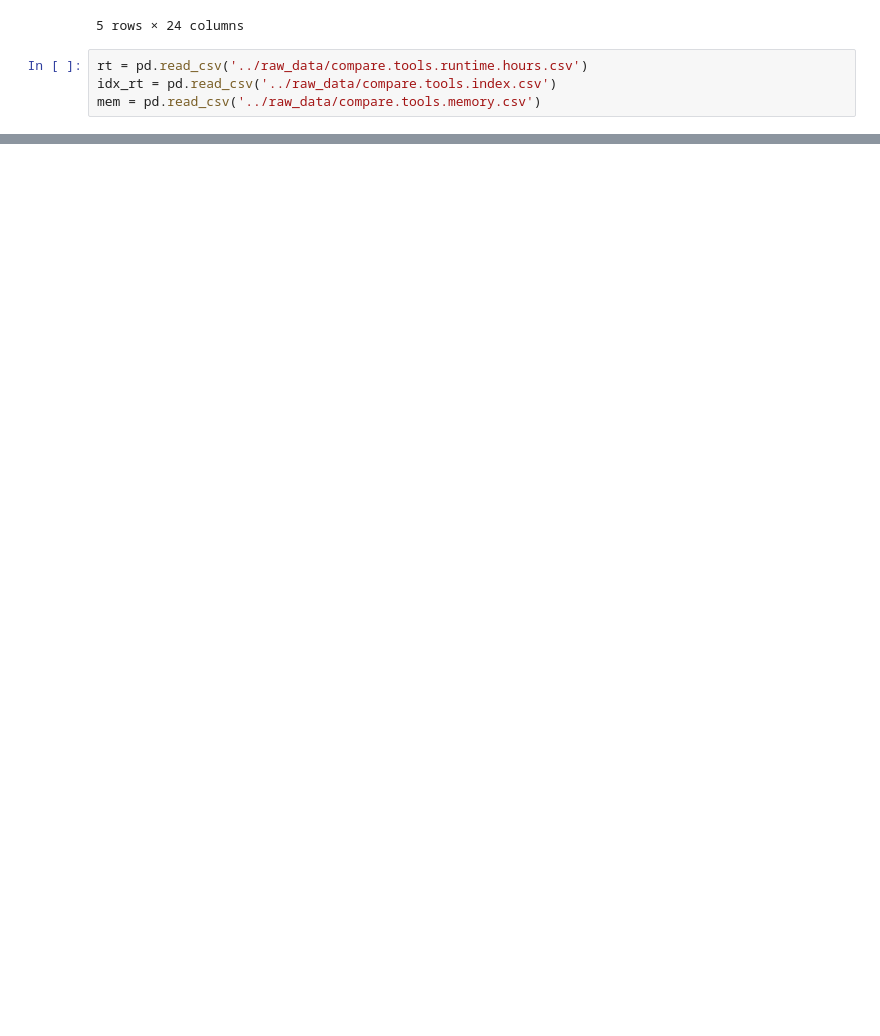
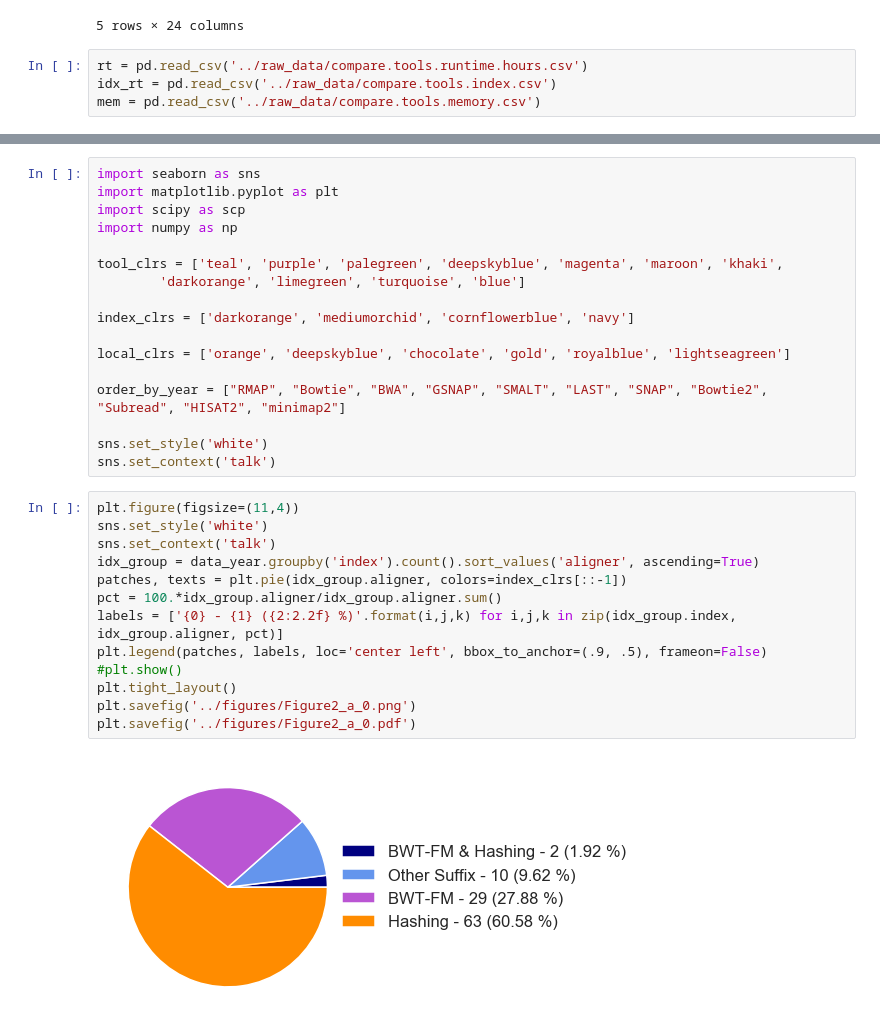
Before and after one commit to Mangul-Lab-USC/review-technology-dictates-algorithms, a Jupyter notebook: notebooks/Figure2.ipynb, the cells around one changed output, grey strips where cells are left out. Cells and saved outputs as stored; diff of their text form; blank space fills up the shorter version.

Commit message:
Added figure notebooks to new directory

```diff
--- a/notebooks/Figure2.ipynb
+++ b/notebooks/Figure2.ipynb
@@ -94,0 +181,32 @@ rtyear
+# %%
+import seaborn as sns
+import matplotlib.pyplot as plt
+import scipy as scp
+import numpy as np
+
+tool_clrs = ['teal', 'purple', 'palegreen', 'deepskyblue', 'magenta', 'maroon', 'khaki',
+        'darkorange', 'limegreen', 'turquoise', 'blue']
+
+index_clrs = ['darkorange', 'mediumorchid', 'cornflowerblue', 'navy']
+
+local_clrs = ['orange', 'deepskyblue', 'chocolate', 'gold', 'royalblue', 'lightseagreen']
+
+order_by_year = ["RMAP", "Bowtie", "BWA", "GSNAP", "SMALT", "LAST", "SNAP", "Bowtie2", "Subread", "HISAT2", "minimap2"]
+
+sns.set_style('white')
+sns.set_context('talk')
+# %%
+plt.figure(figsize=(11,4))
+sns.set_style('white')
+sns.set_context('talk')
+idx_group = data_year.groupby('index').count().sort_values('aligner', ascending=True)
+patches, texts = plt.pie(idx_group.aligner, colors=index_clrs[::-1])
+pct = 100.*idx_group.aligner/idx_group.aligner.sum()
+labels = ['{0} - {1} ({2:2.2f} %)'.format(i,j,k) for i,j,k in zip(idx_group.index, idx_group.aligner, pct)]
+plt.legend(patches, labels, loc='center left', bbox_to_anchor=(.9, .5), frameon=False)
+#plt.show()
+plt.tight_layout()
+plt.savefig('../figures/Figure2_a_0.png')
+plt.savefig('../figures/Figure2_a_0.pdf')
+# %% [output]
+[figure, added]
```
Also changed, not shown: parts of 24 cells of this notebook, 49 other files.
